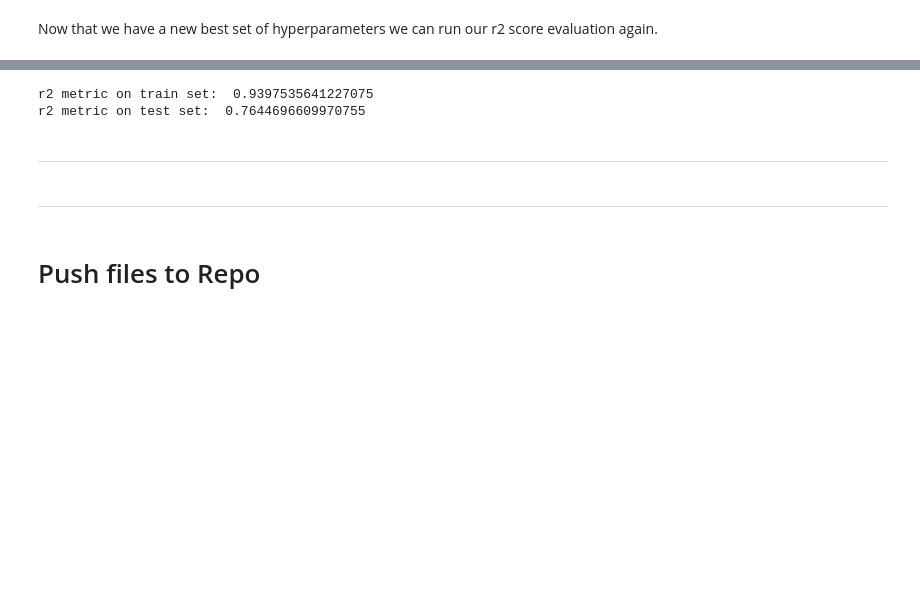
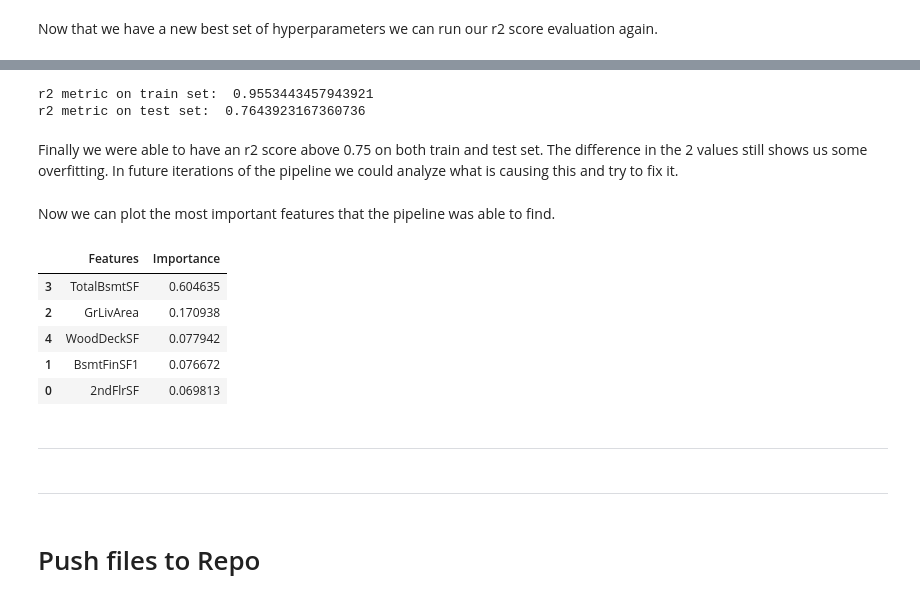
Before and after one commit to DevFabrizio/Fabrizio-Project-Five, a Jupyter notebook: jupyter_notebooks/Model and Evaluation.ipynb, the cells around one changed output, grey strips where cells are left out. Drawn from its saved outputs; the diff is of its cells as text; code cells hidden in the pictures; blank space fills up the shorter version.

Commit message:
show model's best features with a plot and df
after establishing the best model and validating the result with the r2 score show a dataframe and plot with the model's most significant features

```diff
--- a/jupyter_notebooks/Model and Evaluation.ipynb
+++ b/jupyter_notebooks/Model and Evaluation.ipynb
@@ -282,3 +379,3 @@ params_quick_search = {
 # %%
 search = HyperparameterOptimizationSearch(models=models_quick_search, params=params_quick_search)
-search.fit(X_train, y_train, scoring='r2', n_jobs=-1, cv=20)
+search.fit(X_train, y_train, scoring='r2', n_jobs=-1, cv=5)
@@ -295,13 +432,36 @@ regressor_pipeline
 # %%
-prediction = regressor_pipeline.predict(X_train)
-regression_r2_metric = r2_score(y_train, prediction)
+train_set_prediction = regressor_pipeline.predict(X_train)
+regression_r2_metric = r2_score(y_train, train_set_prediction)
 test_set_prediction = regressor_pipeline.predict(X_test)
 r2_metric_test_set = r2_score(y_test, test_set_prediction)
 print('r2 metric on train set: ', regression_r2_metric, '\n'
       'r2 metric on test set: ', r2_metric_test_set)
 # %% [output]
-r2 metric on train set:  0.9397535641227075
-r2 metric on test set:  0.7644696609970755
+r2 metric on train set:  0.9553443457943921
+r2 metric on test set:  0.7643923167360736
+# %% [markdown]
+Finally we were able to have an r2 score above 0.75 on both train and test set. The difference in the 2 values still shows us some overfitting. In future iterations of the pipeline we could analyze what is causing this and try to fix it.
+# %% [markdown]
+Now we can plot the most important features that the pipeline was able to find.
+# %%
+scs = SmartCorrelatedSelection(threshold=0.8, method='spearman', selection_method='variance')
+best_feature_mask = regressor_pipeline['feature_selection'].get_support()
+scs_features = scs.fit_transform(df_fe).columns
+pipeline_best_features = [feature for feature, is_selected in zip(scs_features, best_feature_mask) if is_selected]
+# pipeline_best_features
+# regressor_pipeline['model'].feature_importances_
+best_features_df = pd.DataFrame(data={
+    'Features' : pipeline_best_features,
+    'Importance': regressor_pipeline['model'].feature_importances_
+}).sort_values(by='Importance', ascending=False)
+best_features_df
+# %% [output]
+|  | Features | Importance |
+| 3 | TotalBsmtSF | 0.604635 |
+| 2 | GrLivArea | 0.170938 |
+| 4 | WoodDeckSF | 0.077942 |
+| 1 | BsmtFinSF1 | 0.076672 |
+| 0 | 2ndFlrSF | 0.069813 |
 # %% [markdown]
 ---
 # %% [markdown]
```
Also changed, not shown: parts of 14 cells of this notebook.
